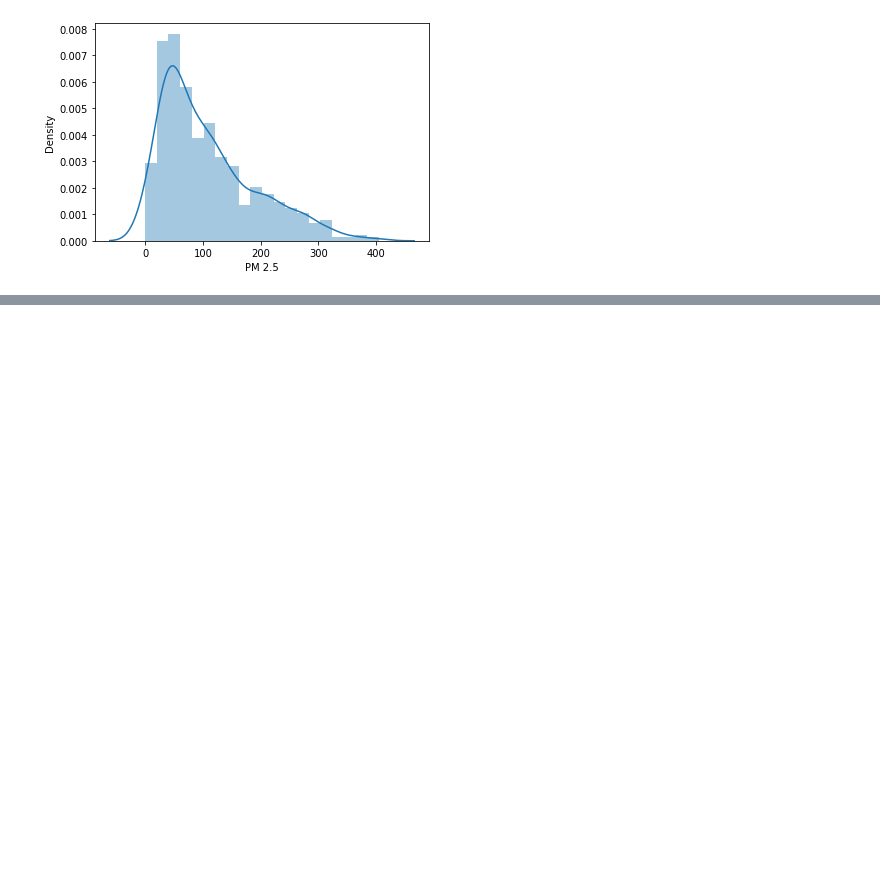
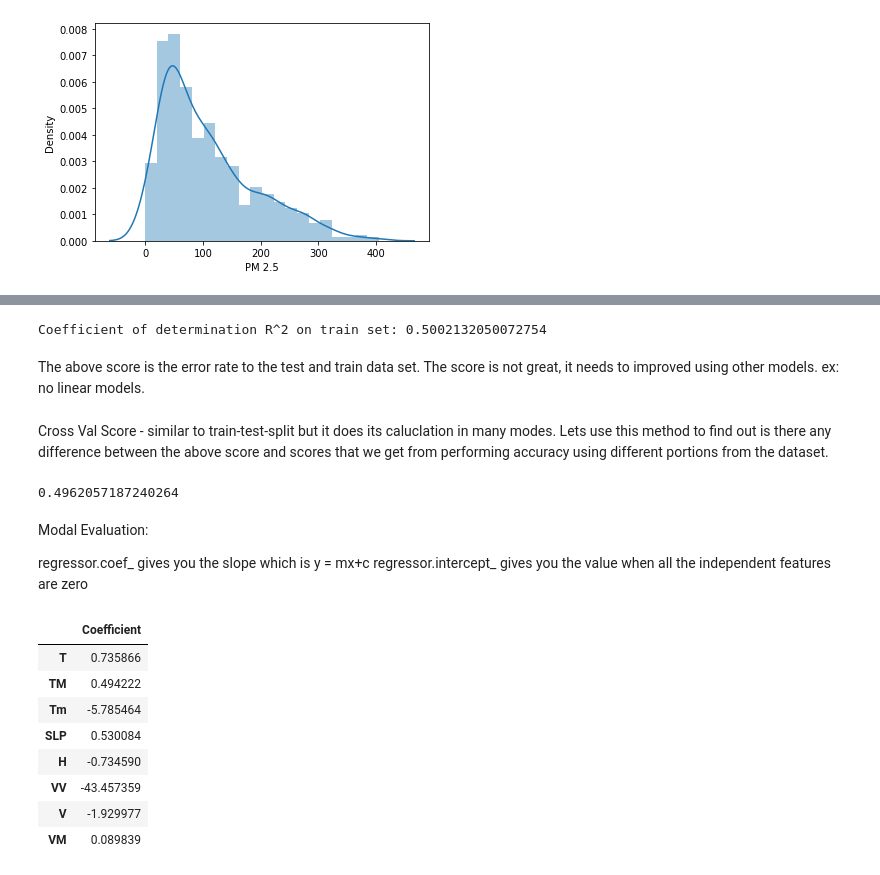
Before and after one commit to anildhage/Air-Quality-Data-Science, a Jupyter notebook: LinearRegression.ipynb, the cells around one changed output, grey strips where cells are left out. Saved outputs shown, nothing was run; the diff lists cells and outputs as text; code cells hidden in the pictures; blank space fills up the shorter version.

```diff
--- a/LinearRegression.ipynb
+++ b/LinearRegression.ipynb
@@ -116,0 +136,35 @@ sns.distplot(y) #right skewed
+# %%
+print('Coefficient of determination R^2 on train set: {}'.format(regressor.score(X_test, y_test)))
+# %% [output]
+Coefficient of determination R^2 on train set: 0.5002132050072754
+# %% [markdown]
+The above score is the error rate to the test and train data set. The score is not great, it needs to improved using other models. ex: no linear models.
+# %% [markdown]
+Cross Val Score - similar to train-test-split but it does its caluclation in many modes.
+Lets use this method to find out is there any difference between the above score and scores that we get from
+performing accuracy using different portions from the dataset.
+# %%
+#As it is understood that some part of the data performs better than the rest, so we check this method.
+from sklearn.model_selection import cross_val_score
+score = cross_val_score(regressor,X,y, cv=5) #cv = 1088 rows/5 = regressor runs 5 times using different portions of the data.
+score.mean() # there is no much difference than the above train_test_split and cross_val_score
+# %% [output]
+0.4962057187240264
+# %% [markdown]
+Modal Evaluation:
+
+regressor.coef_ gives you the slope which is y = mx+c
+regressor.intercept_  gives you the value when all the independent features are zero
+# %%
+coeff_df = pd.DataFrame(regressor.coef_,X.columns,columns = ['Coefficient'])
+coeff_df
+# %% [output]
+|  | Coefficient |
+| T | 0.735866 |
+| TM | 0.494222 |
+| Tm | -5.785464 |
+| SLP | 0.530084 |
+| H | -0.734590 |
+| VV | -43.457359 |
+| V | -1.929977 |
+| VM | 0.089839 |
```
Also changed, not shown: parts of 17 cells of this notebook, 2 other files.
